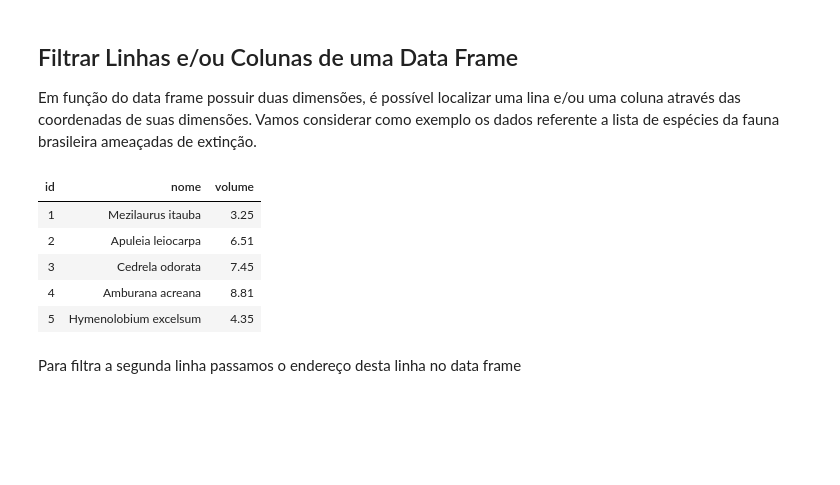
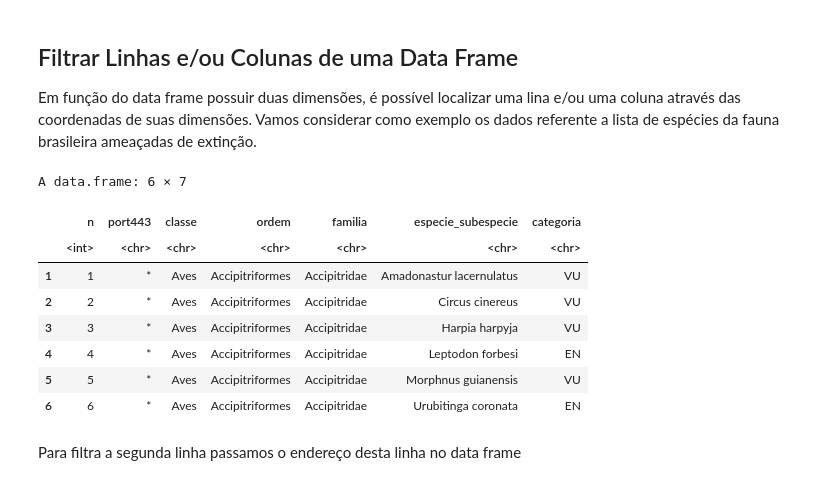
Before and after one commit to robson-cruz/Introducao_Analise_Dados_R, a Jupyter notebook: Modulo_1_Introducao_Linguagem_R_Aula_4.ipynb, the cells around one changed output. Cells and saved outputs as stored; diff of their text form; code cells hidden in the pictures; blank space fills up the shorter version.

```diff
--- a/Modulo_1_Introducao_Linguagem_R_Aula_4.ipynb
+++ b/Modulo_1_Introducao_Linguagem_R_Aula_4.ipynb
@@ -685,14 +214,19 @@ summary(inventario$Vol)
 ## Filtrar Linhas e/ou Colunas de uma Data Frame
 Em função do data frame possuir duas dimensões, é possível localizar uma lina e/ou uma coluna através das coordenadas de suas dimensões. Vamos considerar como exemplo os dados referente a lista de espécies da fauna brasileira ameaçadas de extinção.
 # %%
-fauna <- read.csv2('./data/')
+fauna <- read.csv2('./data/DF_port_MMA_300-2022_fauna.csv')
+
+head(fauna)
 # %% [output]
+A data.frame: 6 × 7
-| id | nome | volume |
-| 1 | Mezilaurus itauba | 3.25 |
-| 2 | Apuleia leiocarpa | 6.51 |
-| 3 | Cedrela odorata | 7.45 |
-| 4 | Amburana acreana | 8.81 |
-| 5 | Hymenolobium excelsum | 4.35 |
+|  | n | port443 | classe | ordem | familia | especie_subespecie | categoria |
+|  | <int> | <chr> | <chr> | <chr> | <chr> | <chr> | <chr> |
+| 1 | 1 | * | Aves | Accipitriformes | Accipitridae | Amadonastur lacernulatus | VU |
+| 2 | 2 | * | Aves | Accipitriformes | Accipitridae | Circus cinereus | VU |
+| 3 | 3 | * | Aves | Accipitriformes | Accipitridae | Harpia harpyja | VU |
+| 4 | 4 | * | Aves | Accipitriformes | Accipitridae | Leptodon forbesi | EN |
+| 5 | 5 | * | Aves | Accipitriformes | Accipitridae | Morphnus guianensis | VU |
+| 6 | 6 | * | Aves | Accipitriformes | Accipitridae | Urubitinga coronata | EN |
 # %% [markdown]
 Para filtra a segunda linha passamos o endereço desta linha no data frame
 # %%
```
Also changed, not shown: parts of 124 cells of this notebook.
